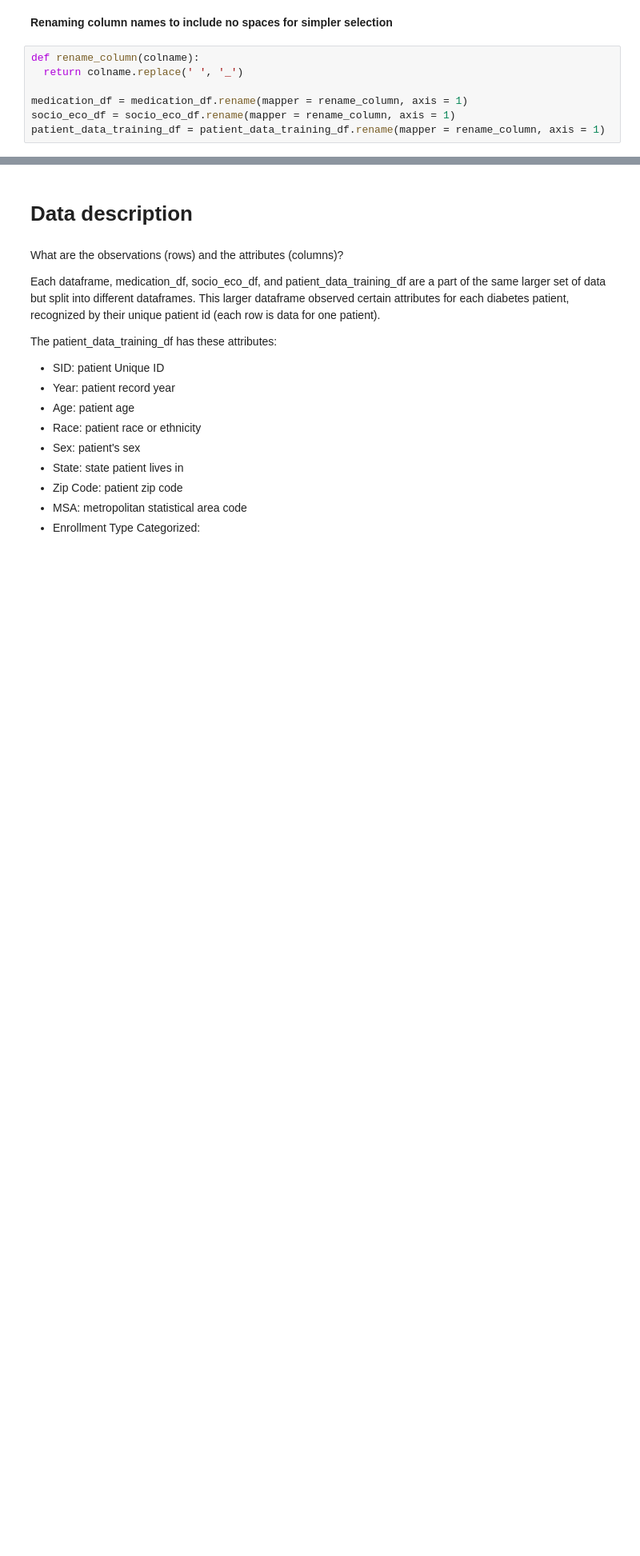
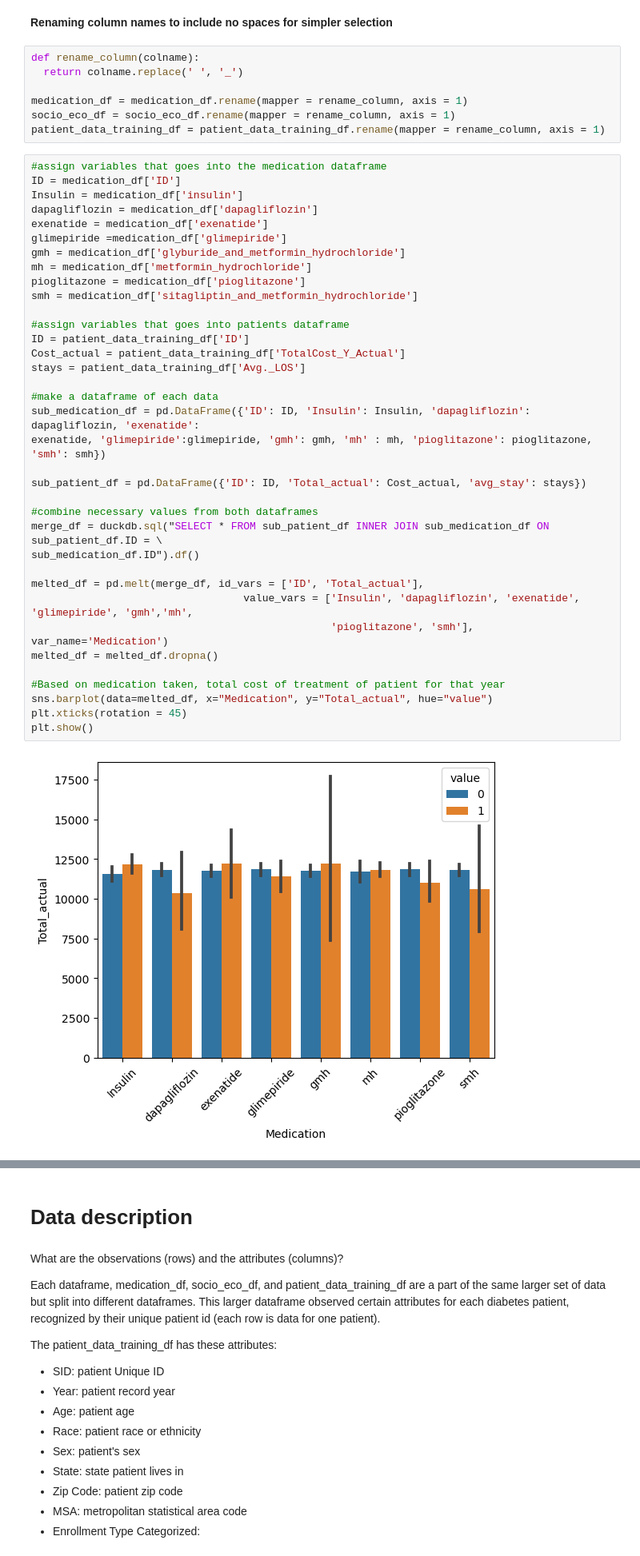
Before and after one commit to HarrietKumah/info2950-final-project, a Jupyter notebook: Phase_II.ipynb, the cells around one changed output, grey strips where cells are left out. Shown: that part at 80% size. Saved outputs shown, nothing was run; the diff lists cells and outputs as text; blank space fills up the shorter version.

Commit message:
added visualizations for the last 3 questions
bar graphs

```diff
--- a/Phase_II.ipynb
+++ b/Phase_II.ipynb
@@ -30,3 +30,41 @@ def rename_column(colname):
 medication_df = medication_df.rename(mapper = rename_column, axis = 1)
 socio_eco_df = socio_eco_df.rename(mapper = rename_column, axis = 1)
 patient_data_training_df = patient_data_training_df.rename(mapper = rename_column, axis = 1)
+# %%
+#assign variables that goes into the medication dataframe
+ID = medication_df['ID']
+Insulin = medication_df['insulin']
+dapagliflozin = medication_df['dapagliflozin']
+exenatide = medication_df['exenatide']
+glimepiride =medication_df['glimepiride']
+gmh = medication_df['glyburide_and_metformin_hydrochloride']
+mh = medication_df['metformin_hydrochloride']
+pioglitazone = medication_df['pioglitazone']
+smh = medication_df['sitagliptin_and_metformin_hydrochloride']
+
+#assign variables that goes into patients dataframe
+ID = patient_data_training_df['ID']
+Cost_actual = patient_data_training_df['TotalCost_Y_Actual']
+stays = patient_data_training_df['Avg._LOS']
+
+#make a dataframe of each data
+sub_medication_df = pd.DataFrame({'ID': ID, 'Insulin': Insulin, 'dapagliflozin': dapagliflozin, 'exenatide':
+exenatide, 'glimepiride':glimepiride, 'gmh': gmh, 'mh' : mh, 'pioglitazone': pioglitazone, 'smh': smh})
+
+sub_patient_df = pd.DataFrame({'ID': ID, 'Total_actual': Cost_actual, 'avg_stay': stays})
+
+#combine necessary values from both dataframes
+merge_df = duckdb.sql("SELECT * FROM sub_patient_df INNER JOIN sub_medication_df ON sub_patient_df.ID = \
+sub_medication_df.ID").df()
+
+melted_df = pd.melt(merge_df, id_vars = ['ID', 'Total_actual'],
+                                  value_vars = ['Insulin', 'dapagliflozin', 'exenatide', 'glimepiride', 'gmh','mh',
+                                                'pioglitazone', 'smh'], var_name='Medication')
+melted_df = melted_df.dropna()
+
+#Based on medication taken, total cost of treatment of patient for that year
+sns.barplot(data=melted_df, x="Medication", y="Total_actual", hue="value")
+plt.xticks(rotation = 45)
+plt.show()
+# %% [output]
+[figure, added]
```
Also changed, not shown: parts of 6 cells of this notebook.
